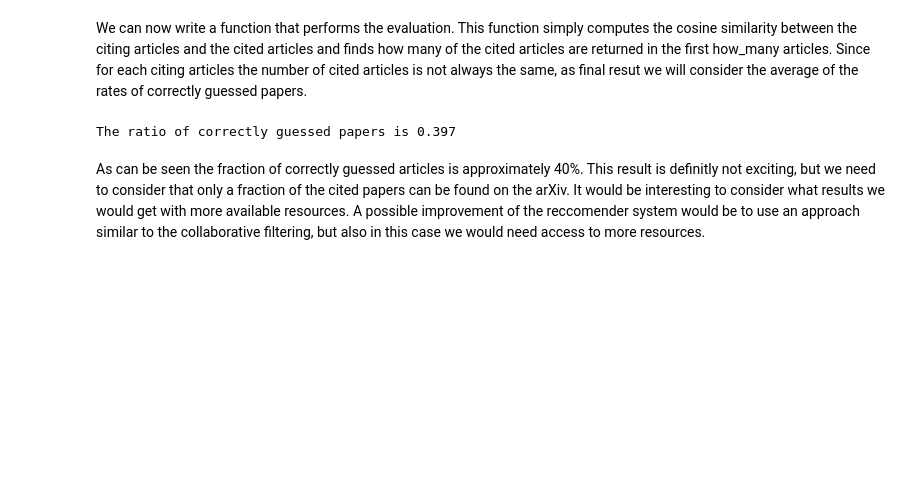
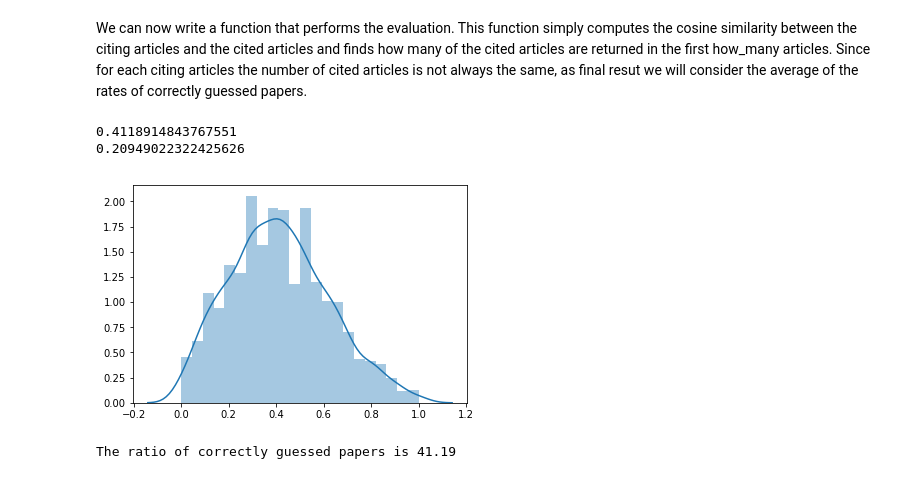
Before and after one commit to Domenico89/Project_arXiv, a Jupyter notebook: Reccomender_system.ipynb, the cells around one changed output. Drawn from its saved outputs; the diff is of its cells as text; code cells hidden in the pictures; blank space fills up the shorter version.

Commit message:
Added some analysis on the correctly guessed papers

```diff
--- a/Reccomender_system.ipynb
+++ b/Reccomender_system.ipynb
@@ -259,17 +259,30 @@ def evaluation_reccomender(cited_vectorized,citing_vectorized,d):
     Xctn=citing_vectorized['Xctn']
     articles_ctn=citing_vectorized['articles']
     similar_articles=find_similar(Xctd,Xctn,Xctd.shape[0])
-    n_similars=0
+    n_similars=[]
     for i,similar in enumerate(similar_articles):
     #For each citing article we decide to take as the number of articles to consider the number of cited articles
         how_many=len(d[articles_ctn[i]])
         n_similar=len(set(articles_ctd[similar[:how_many]]).intersection(set(d[articles_ctn[i]])))
-        n_similars=n_similars+n_similar/how_many
-    #Take the mean and return
-    return n_similars/(i+1)
+        n_similars.append(n_similar/how_many)
+    #Return the list of correctly guessed papers
+    return np.array(n_similars)
+# %%
+correct_guesses=evaluation_reccomender(cited_vectorized,citing_vectorized,d)
+# %%
+print(correct_guesses.mean())
+print(correct_guesses.std())
+# %% [output]
+0.4118914843767551
+0.20949022322425626
+# %%
+import matplotlib.pyplot as plt
+import seaborn as sns
+sns.distplot(correct_guesses)
+plt.show()
+# %% [output]
+[figure, added]
 # %%
-print("The ratio of correctly guessed papers is {:.3f}".format(evaluation_reccomender(cited_vectorized,citing_vectorized,d)))
+print("The ratio of correctly guessed papers is {:.2f}".format(100*correct_guesses.mean()))
 # %% [output]
-The ratio of correctly guessed papers is 0.397
+The ratio of correctly guessed papers is 41.19
-# %% [markdown]
-As can be seen the fraction of correctly guessed articles is approximately 40%. This result is definitly not exciting, but we need to consider that only a fraction of the cited papers can be found on the arXiv. It would be interesting to consider what results we would get with more available resources. A possible improvement of the reccomender system would be to use an approach similar to the collaborative filtering, but also in this case we would need access to more resources.
```
Also changed, not shown: parts of 3 cells of this notebook.
